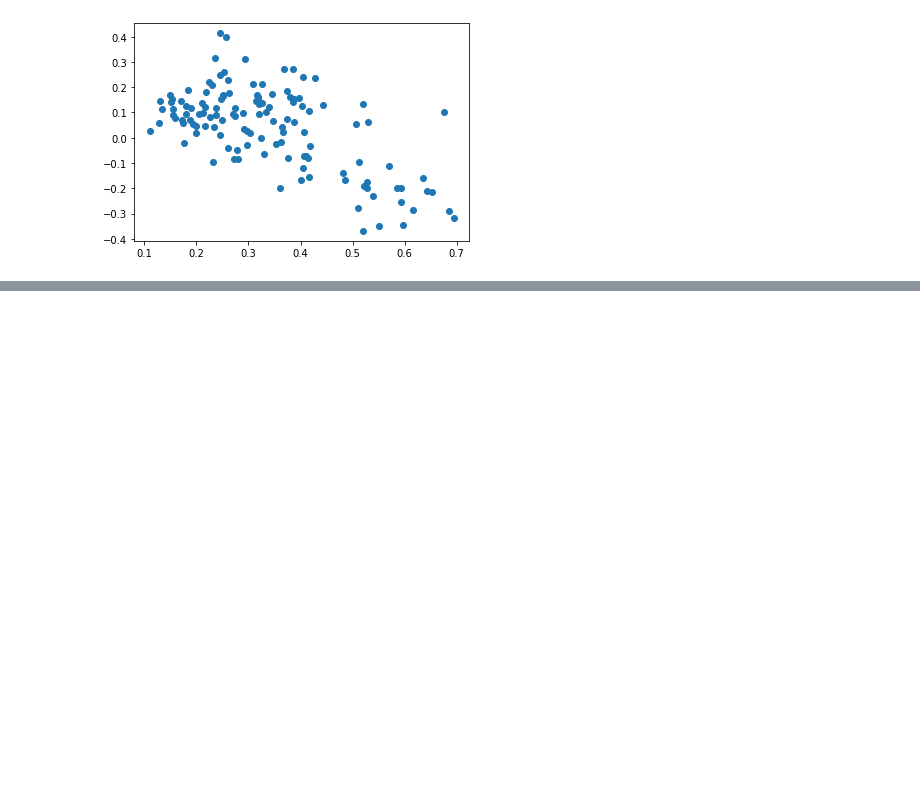
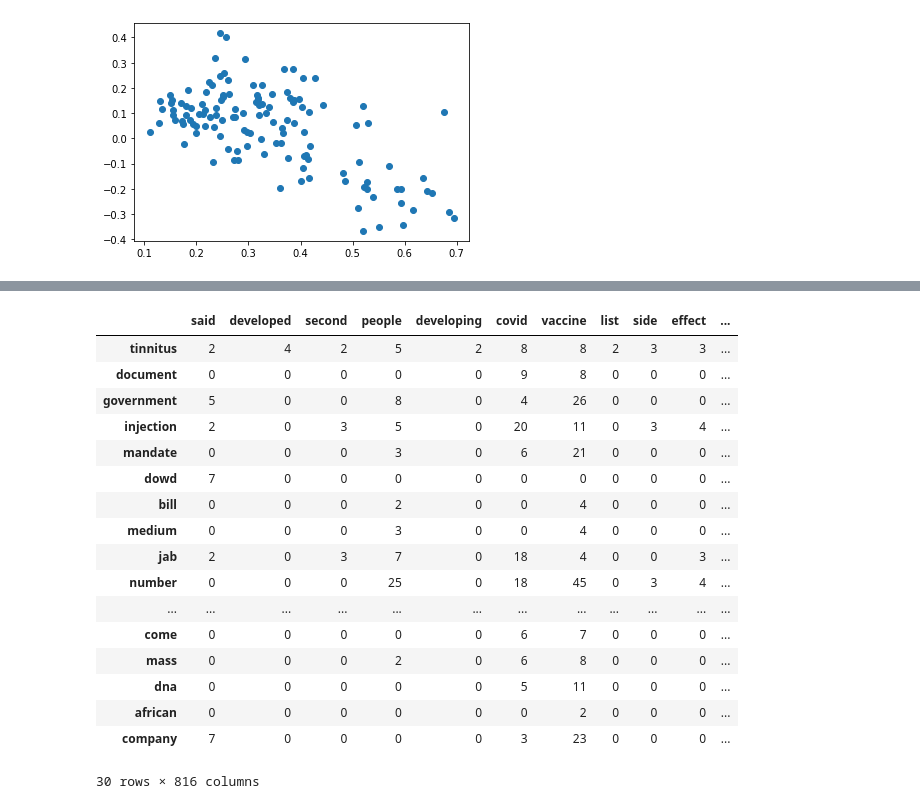
Before and after one commit to qaziok/ModelowanieGlebokichPrzekonan, a Jupyter notebook: DeepBeliefModeling.ipynb, the cells around one changed output, grey strips where cells are left out. Drawn from its saved outputs; the diff is of its cells as text; code cells hidden in the pictures; blank space fills up the shorter version.

```diff
--- a/DeepBeliefModeling.ipynb
+++ b/DeepBeliefModeling.ipynb
@@ -139,0 +188,31 @@ slowa_anty, slowa_pro = f_importances_graph(clf.coef_,tfidf_tokens)
+# %%
+data_anty={}
+for i,(k,d) in enumerate(slownik_anty.items()):
+    for w,v in d.items():
+        if v > 1:
+            if w not in data_anty.keys():
+                data_anty[w] = [0 for _ in slownik_anty.keys()]
+            data_anty[w][i] = v
+
+
+anty = pd.DataFrame(data_anty,index=slownik_anty.keys())
+anty
+# %% [output]
+|  | said | developed | second | people | developing | covid | vaccine | list | side | effect | ... |
+| tinnitus | 2 | 4 | 2 | 5 | 2 | 8 | 8 | 2 | 3 | 3 | ... |
+| document | 0 | 0 | 0 | 0 | 0 | 9 | 8 | 0 | 0 | 0 | ... |
+| government | 5 | 0 | 0 | 8 | 0 | 4 | 26 | 0 | 0 | 0 | ... |
+| injection | 2 | 0 | 3 | 5 | 0 | 20 | 11 | 0 | 3 | 4 | ... |
+| mandate | 0 | 0 | 0 | 3 | 0 | 6 | 21 | 0 | 0 | 0 | ... |
+| dowd | 7 | 0 | 0 | 0 | 0 | 0 | 0 | 0 | 0 | 0 | ... |
+| bill | 0 | 0 | 0 | 2 | 0 | 0 | 4 | 0 | 0 | 0 | ... |
+| medium | 0 | 0 | 0 | 3 | 0 | 0 | 4 | 0 | 0 | 0 | ... |
+| jab | 2 | 0 | 3 | 7 | 0 | 18 | 4 | 0 | 0 | 3 | ... |
+| number | 0 | 0 | 0 | 25 | 0 | 18 | 45 | 0 | 3 | 4 | ... |
+| ... | ... | ... | ... | ... | ... | ... | ... | ... | ... | ... | ... |
+| come | 0 | 0 | 0 | 0 | 0 | 6 | 7 | 0 | 0 | 0 | ... |
+| mass | 0 | 0 | 0 | 2 | 0 | 6 | 8 | 0 | 0 | 0 | ... |
+| dna | 0 | 0 | 0 | 0 | 0 | 5 | 11 | 0 | 0 | 0 | ... |
+| african | 0 | 0 | 0 | 0 | 0 | 0 | 2 | 0 | 0 | 0 | ... |
+| company | 7 | 0 | 0 | 0 | 0 | 3 | 23 | 0 | 0 | 0 | ... |
+30 rows × 816 columns
```
Also changed, not shown: parts of 5 cells of this notebook, 5 other files.
